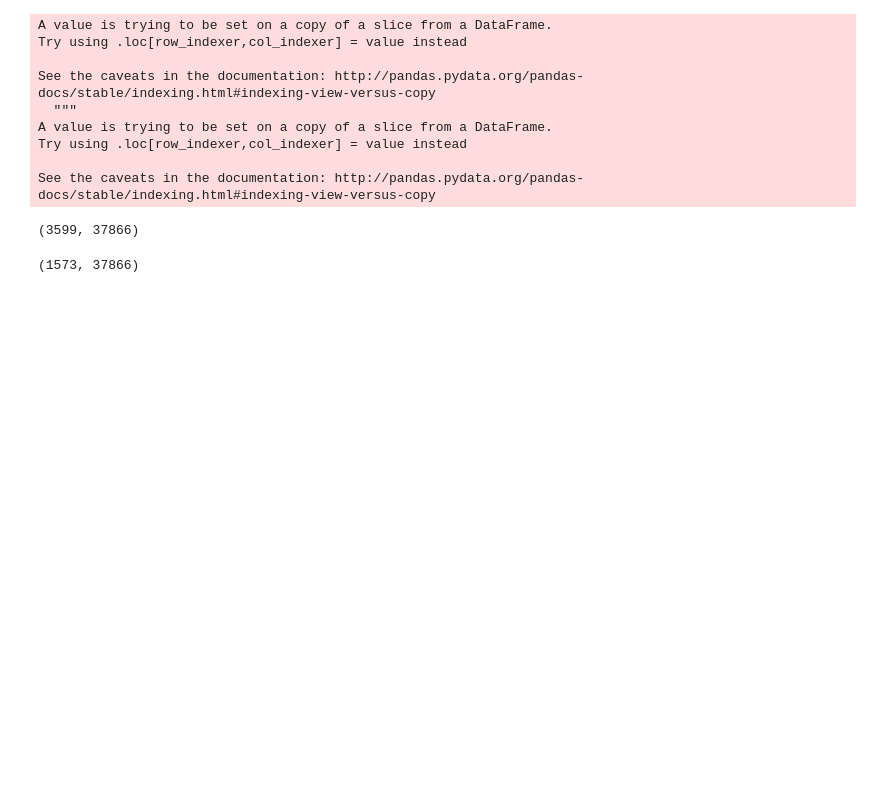
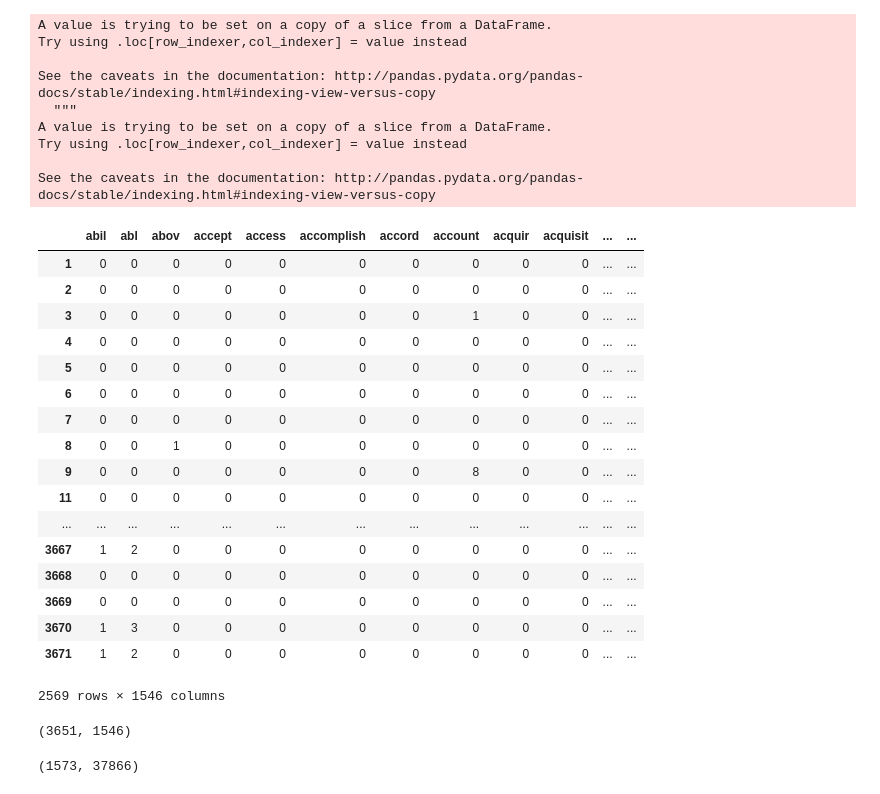
Before and after one commit to anyu0/machine-learning-2020s, a Jupyter notebook: ml_hw_1_6.ipynb, the cells around one changed output. Drawn from its saved outputs; the diff is of its cells as text; code cells hidden in the pictures; blank space fills up the shorter version.

```diff
--- a/ml_hw_1_6.ipynb
+++ b/ml_hw_1_6.ipynb
@@ -80,4 +80,4 @@ temp = vect.fit_transform(stems_list)
 word_bag = vect.get_feature_names()
 # %%
 df = pd.DataFrame(temp.toarray(), columns=word_bag)
-df
+df.drop([col for col, val in df.sum().iteritems() if val <= 50], axis=1, inplace=True)
@@ -145,10 +126,31 @@ A value is trying to be set on a copy of a slice from a DataFrame.
 Try using .loc[row_indexer,col_indexer] = value instead
 
 See the caveats in the documentation: http://pandas.pydata.org/pandas-docs/stable/indexing.html#indexing-view-versus-copy
+# %%
+ham_train
+# %% [output]
+|  | abil | abl | abov | accept | access | accomplish | accord | account | acquir | acquisit | ... | ... |
+| 1 | 0 | 0 | 0 | 0 | 0 | 0 | 0 | 0 | 0 | 0 | ... | ... |
+| 2 | 0 | 0 | 0 | 0 | 0 | 0 | 0 | 0 | 0 | 0 | ... | ... |
+| 3 | 0 | 0 | 0 | 0 | 0 | 0 | 0 | 1 | 0 | 0 | ... | ... |
+| 4 | 0 | 0 | 0 | 0 | 0 | 0 | 0 | 0 | 0 | 0 | ... | ... |
+| 5 | 0 | 0 | 0 | 0 | 0 | 0 | 0 | 0 | 0 | 0 | ... | ... |
+| 6 | 0 | 0 | 0 | 0 | 0 | 0 | 0 | 0 | 0 | 0 | ... | ... |
+| 7 | 0 | 0 | 0 | 0 | 0 | 0 | 0 | 0 | 0 | 0 | ... | ... |
+| 8 | 0 | 0 | 1 | 0 | 0 | 0 | 0 | 0 | 0 | 0 | ... | ... |
+| 9 | 0 | 0 | 0 | 0 | 0 | 0 | 0 | 8 | 0 | 0 | ... | ... |
+| 11 | 0 | 0 | 0 | 0 | 0 | 0 | 0 | 0 | 0 | 0 | ... | ... |
+| ... | ... | ... | ... | ... | ... | ... | ... | ... | ... | ... | ... | ... |
+| 3667 | 1 | 2 | 0 | 0 | 0 | 0 | 0 | 0 | 0 | 0 | ... | ... |
+| 3668 | 0 | 0 | 0 | 0 | 0 | 0 | 0 | 0 | 0 | 0 | ... | ... |
+| 3669 | 0 | 0 | 0 | 0 | 0 | 0 | 0 | 0 | 0 | 0 | ... | ... |
+| 3670 | 1 | 3 | 0 | 0 | 0 | 0 | 0 | 0 | 0 | 0 | ... | ... |
+| 3671 | 1 | 2 | 0 | 0 | 0 | 0 | 0 | 0 | 0 | 0 | ... | ... |
+2569 rows × 1546 columns
 # %%
 train_data.shape
 # %% [output]
-(3599, 37866)
+(3651, 1546)
 # %%
 test_data.shape
 # %% [output]
```
Also changed, not shown: parts of 15 cells of this notebook, 2 other files.
